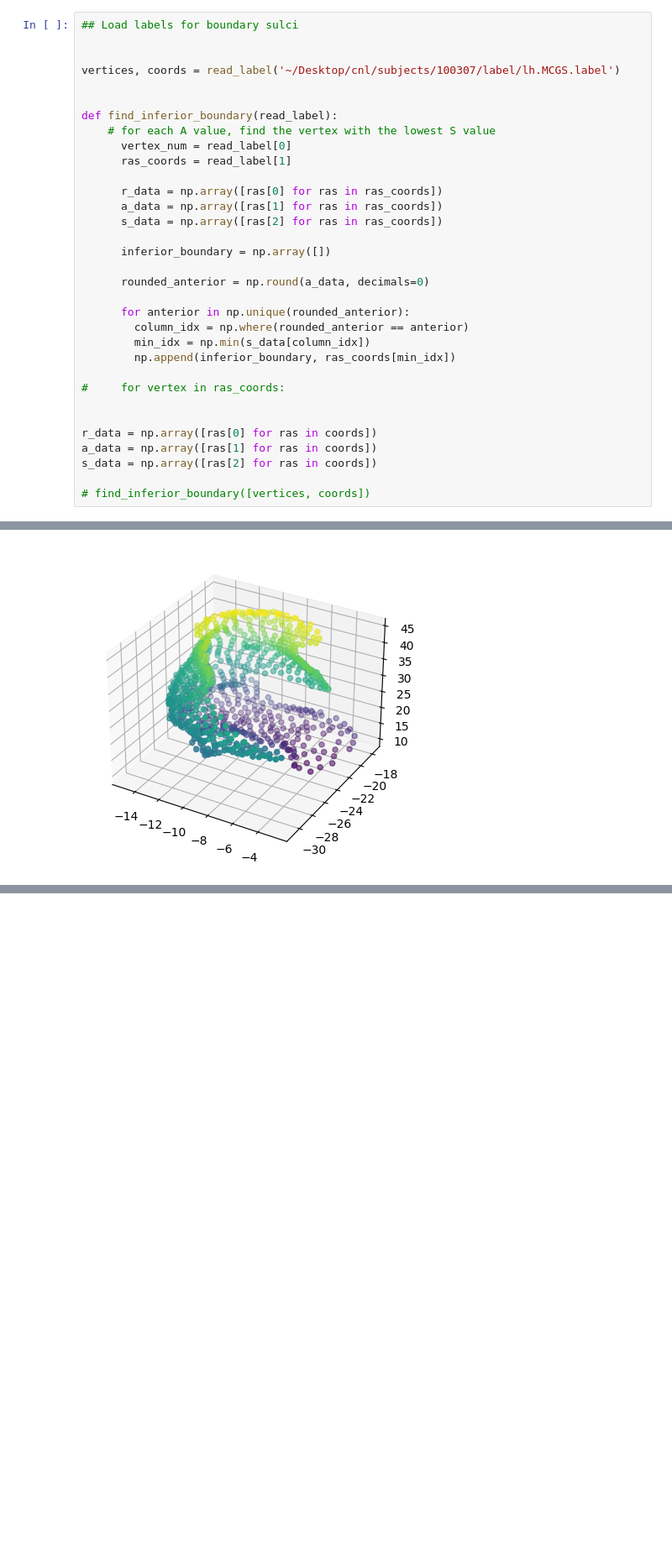
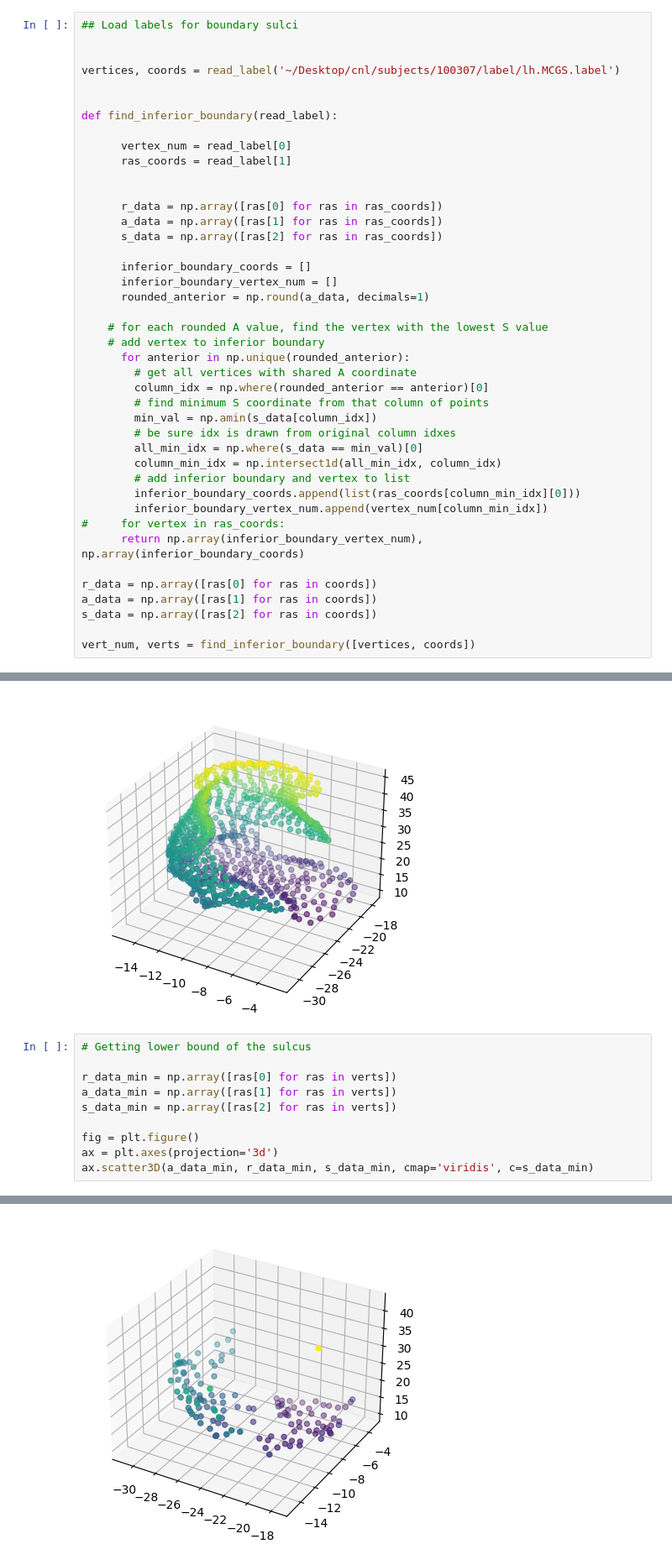
Before and after one commit to b-parker/CNL_scalpel, a Jupyter notebook: scripts/CNL_scalpel_scratch.ipynb, the cells around one changed output, grey strips where cells are left out. Shown: that part at 84% size. Drawn from its saved outputs; the diff is of its cells as text; blank space fills up the shorter version.

Commit message:
Inferior boundary function made and visualized

```diff
--- a/scripts/CNL_scalpel_scratch.ipynb
+++ b/scripts/CNL_scalpel_scratch.ipynb
@@ -67,28 +67,37 @@ vertices, coords = read_label('~/Desktop/cnl/subjects/100307/label/lh.MCGS.label
 
 
 def find_inferior_boundary(read_label):
-    # for each A value, find the vertex with the lowest S value
+
       vertex_num = read_label[0]
       ras_coords = read_label[1]
+
 
       r_data = np.array([ras[0] for ras in ras_coords])
       a_data = np.array([ras[1] for ras in ras_coords])
       s_data = np.array([ras[2] for ras in ras_coords])
 
-      inferior_boundary = np.array([])
+      inferior_boundary_coords = []
+      inferior_boundary_vertex_num = []
+      rounded_anterior = np.round(a_data, decimals=1)
 
-      rounded_anterior = np.round(a_data, decimals=0)
-
+    # for each rounded A value, find the vertex with the lowest S value
+    # add vertex to inferior boundary
       for anterior in np.unique(rounded_anterior):
-        column_idx = np.where(rounded_anterior == anterior)
-        min_idx = np.min(s_data[column_idx])
-        np.append(inferior_boundary, ras_coords[min_idx])
-
+        # get all vertices with shared A coordinate
+        column_idx = np.where(rounded_anterior == anterior)[0]
+        # find minimum S coordinate from that column of points
+        min_val = np.amin(s_data[column_idx])
+        # be sure idx is drawn from original column idxes
+        all_min_idx = np.where(s_data == min_val)[0]
+        column_min_idx = np.intersect1d(all_min_idx, column_idx)
+        # add inferior boundary and vertex to list
+        inferior_boundary_coords.append(list(ras_coords[column_min_idx][0]))
+        inferior_boundary_vertex_num.append(vertex_num[column_min_idx])
 #     for vertex in ras_coords:
-
+      return np.array(inferior_boundary_vertex_num), np.array(inferior_boundary_coords)
 
 r_data = np.array([ras[0] for ras in coords])
 a_data = np.array([ras[1] for ras in coords])
 s_data = np.array([ras[2] for ras in coords])
 
-# find_inferior_boundary([vertices, coords])
+vert_num, verts = find_inferior_boundary([vertices, coords])
@@ -112,3 +128,14 @@ ax.scatter3D(r_data, a_data, s_data, cmap='viridis', c=s_data)
 # %% [output]
 <mpl_toolkits.mplot3d.art3d.Path3DCollection at 0x...>
 [figure]
+# %%
+# Getting lower bound of the sulcus
+
+r_data_min = np.array([ras[0] for ras in verts])
+a_data_min = np.array([ras[1] for ras in verts])
+s_data_min = np.array([ras[2] for ras in verts])
+
+fig = plt.figure()
+ax = plt.axes(projection='3d')
+ax.scatter3D(a_data_min, r_data_min, s_data_min, cmap='viridis', c=s_data_min)
+# %% [output]
@@ -114,0 +143 @@ ax.scatter3D(r_data, a_data, s_data, cmap='viridis', c=s_data)
+[figure, added]
```
Also changed, not shown: parts of 5 cells of this notebook.
